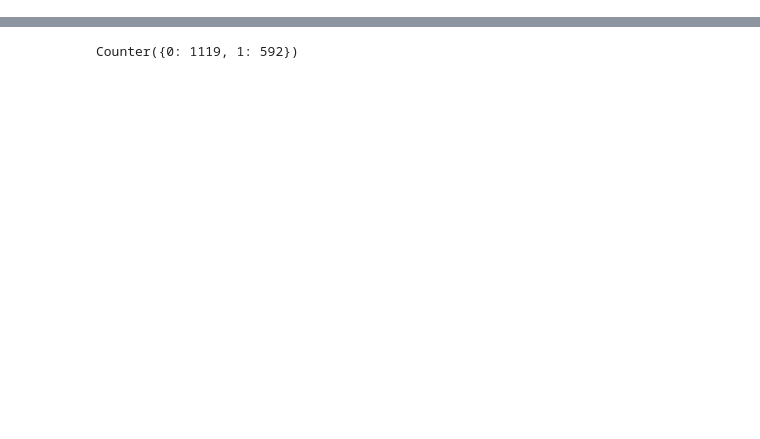
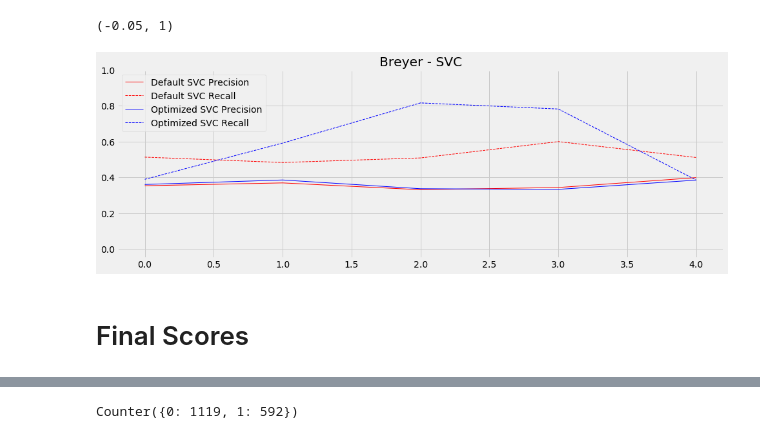
Before and after one commit to rcohngru/Predicting-Supreme-Court-Outcomes, a Jupyter notebook: Hyperparameter Tuning.ipynb, the cells around one changed output, grey strips where cells are left out. Saved outputs shown, nothing was run; the diff lists cells and outputs as text; code cells hidden in the pictures; blank space fills up the shorter version.

```diff
--- a/Hyperparameter Tuning.ipynb
+++ b/Hyperparameter Tuning.ipynb
@@ -226,3 +297,23 @@ ax.set_ylim(-0.05, 1)
+# %%
+default_svc = SVC()
+best_svc = SVC(degree=2,
+              gamma='auto',
+              kernel='sigmoid')
+
+fig, ax = plt.subplots(figsize=(15, 5))
+models = [svc, best_svc]
+
+data = pd.read_csv('data/clean/Breyer.csv')
+data['cleanText'] = data['cleanText'].fillna(' ')
+plot_cross_val(models, data, ax, 'undersampling')
+ax.set_title('Breyer - SVC')
+ax.legend()
+ax.set_ylim(-0.05, 1)
+# %% [output]
+(-0.05, 1)
+[figure, added]
+# %% [markdown]
+# Final Scores
 # %%
 data = pd.read_csv('data/clean/Breyer.csv')
 X = data['cleanText'].fillna(' ').to_numpy()
```
Also changed, not shown: parts of 22 cells of this notebook, 5 other files.
